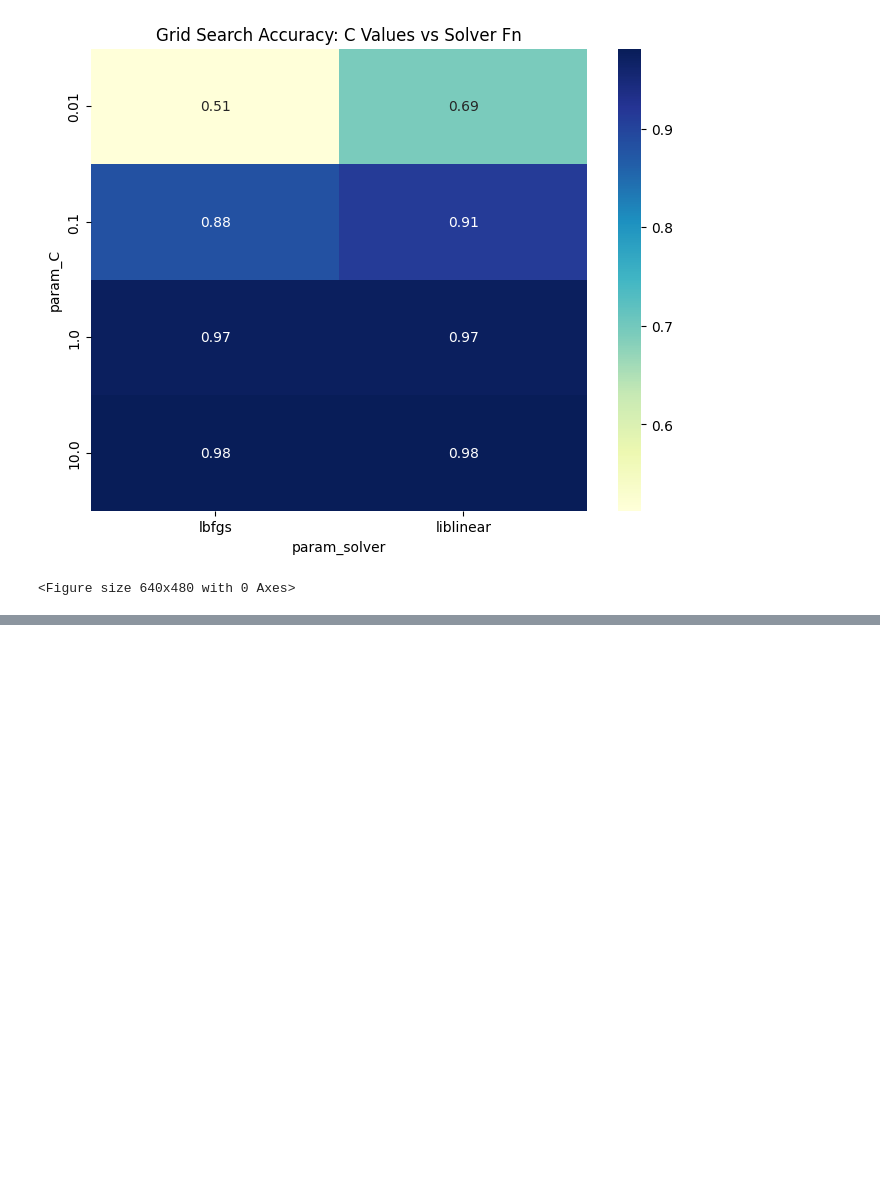
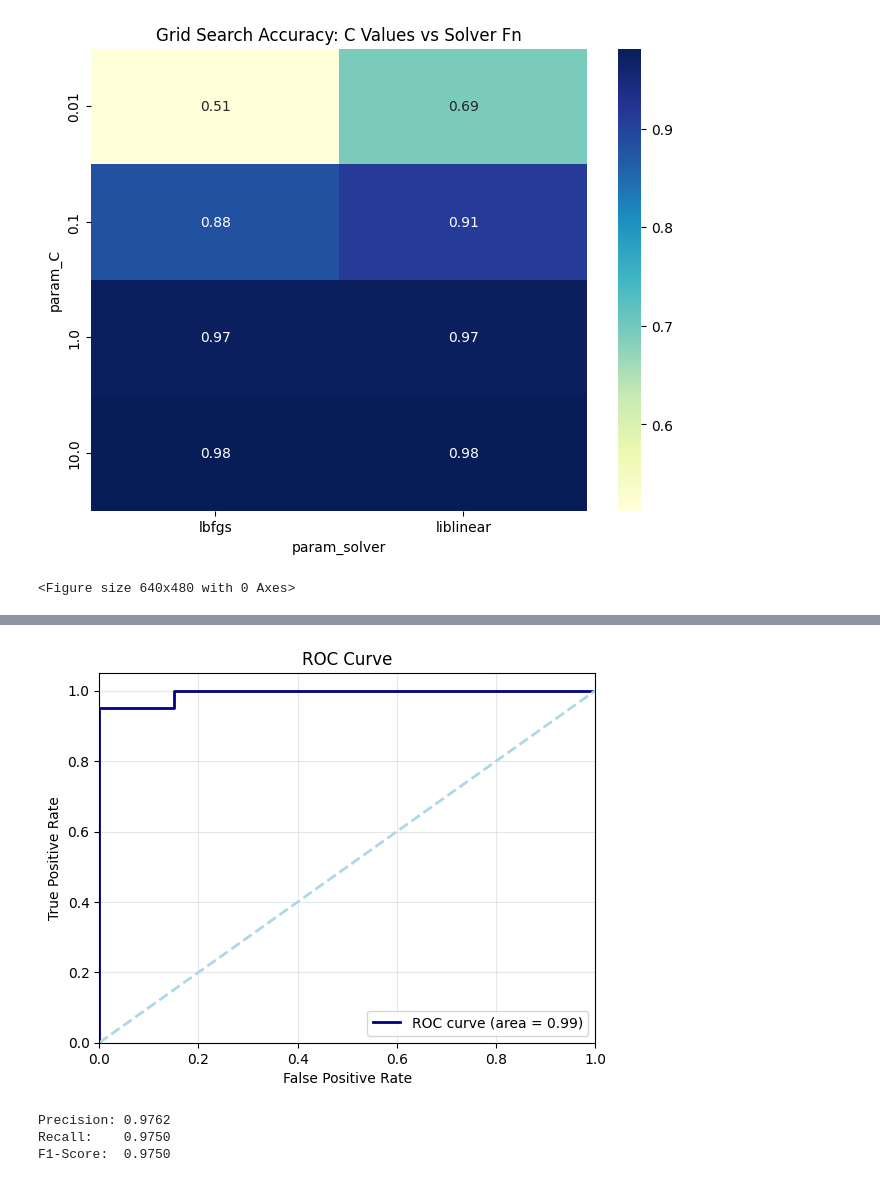
Before and after one commit to heyisula/binarytextclassificationNLP, a Jupyter notebook: train.ipynb, the cells around one changed output, grey strips where cells are left out. Saved outputs shown, nothing was run; the diff lists cells and outputs as text; code cells hidden in the pictures; blank space fills up the shorter version.

```diff
--- a/train.ipynb
+++ b/train.ipynb
@@ -129,0 +155,33 @@ plt.savefig("out/plots/grid_search_heatmap.png")
+# %%
+y_probs = best_model.predict_proba(X_val_vec)[:, 1]
+
+#Calculate the FPR, TPR and Area Under Curve (AUC)
+fpr, tpr, _ = roc_curve(y_val, y_probs)
+roc_auc = auc(fpr, tpr)
+
+plt.figure()
+plt.plot(fpr, tpr, color='navy', lw=2, label=f"ROC curve (area = {roc_auc:.2f})")
+plt.plot([0, 1], [0, 1], color='lightblue', lw=2, linestyle='--')
+plt.xlim([0.0, 1.0])
+plt.ylim([0.0, 1.05])
+plt.xlabel('False Positive Rate')
+plt.ylabel('True Positive Rate')
+plt.title('ROC Curve')
+plt.legend(loc="lower right")
+plt.grid(alpha=0.3)
+plt.savefig("out/plots/roc_curve.png")
+plt.show()
+# %% [output]
+[figure, added]
+# %%
+precision = precision_score(y_val, y_pred, average='weighted')
+recall = recall_score(y_val, y_pred, average='weighted')
+f1 = f1_score(y_val, y_pred, average='weighted')
+
+print(f"Precision: {precision:.4f}")
+print(f"Recall:    {recall:.4f}")
+print(f"F1-Score:  {f1:.4f}")
+# %% [output]
+Precision: 0.9762
+Recall:    0.9750
+F1-Score:  0.9750
```
Also changed, not shown: parts of 9 cells of this notebook, 5 other files.
